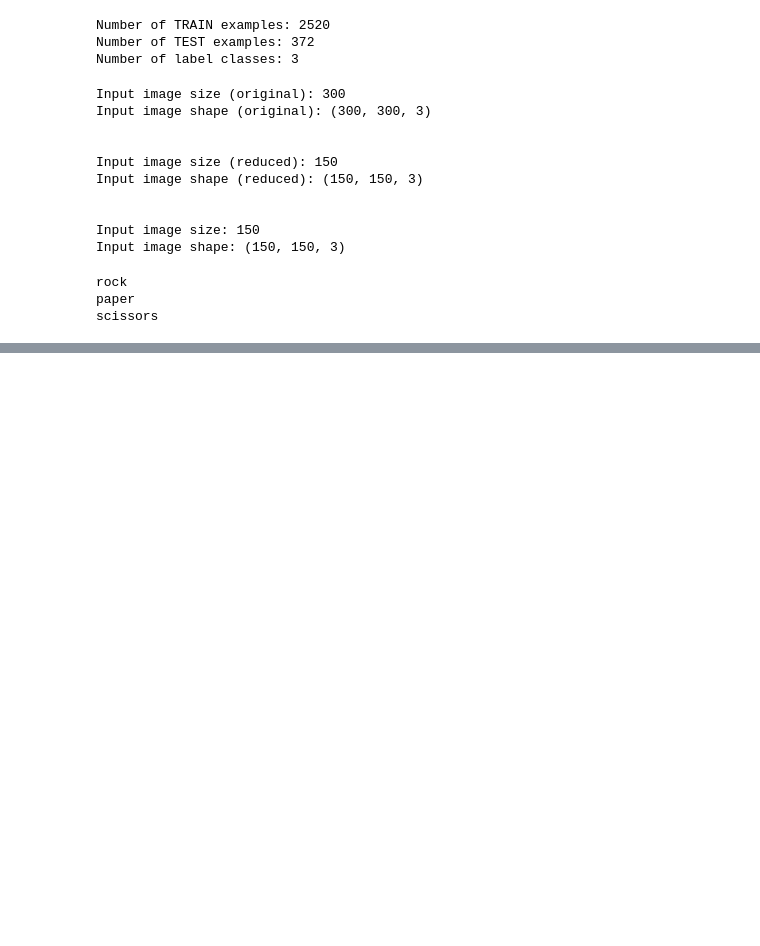
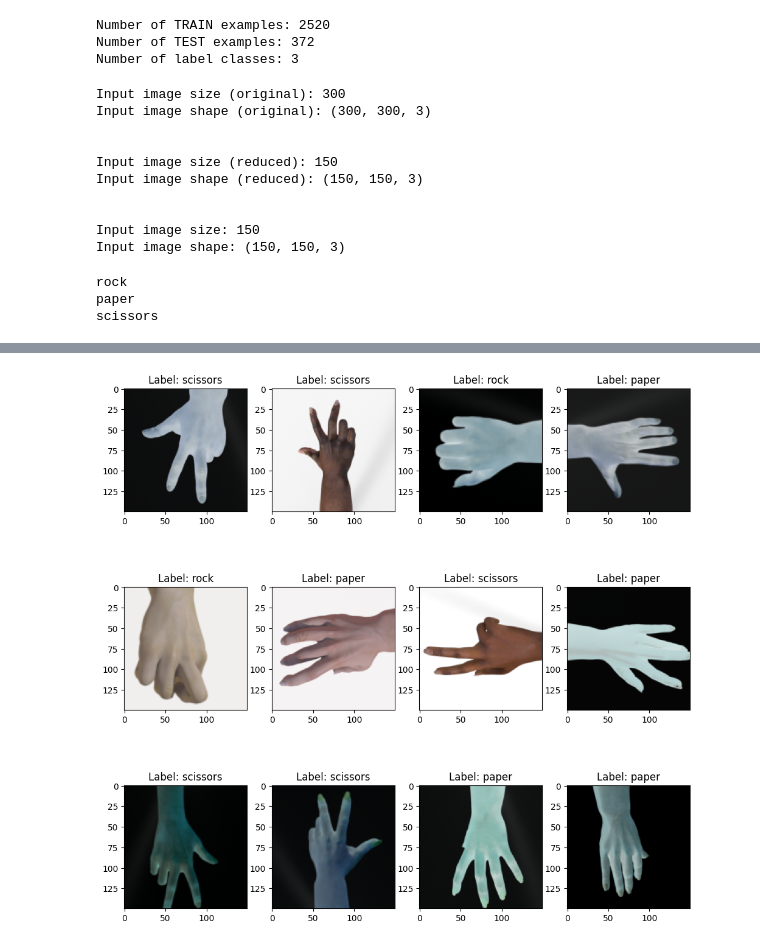
Before and after one commit to karimalisahili/proy1_ia_modelo, a Jupyter notebook: main.ipynb, the cells around one changed output, grey strips where cells are left out. Cells and saved outputs as stored; diff of their text form; code cells hidden in the pictures; blank space fills up the shorter version.

```diff
--- a/main.ipynb
+++ b/main.ipynb
@@ -169,0 +289,44 @@ scissors
+# %%
+def augment_zoom(image: tf.Tensor, min_zoom=0.8, max_zoom=1.0) -> tf.Tensor:
+    image_width, image_height, image_colors = image.shape
+    crop_size = (image_width, image_height)
+
+    # Generate crop settings, ranging from a 1% to 20% crop.
+    scales = list(np.arange(min_zoom, max_zoom, 0.01))
+    boxes = np.zeros((len(scales), 4))
+
+    for i, scale in enumerate(scales):
+        x1 = y1 = 0.5 - (0.5 * scale)
+        x2 = y2 = 0.5 + (0.5 * scale)
+        boxes[i] = [x1, y1, x2, y2]
+
+    def random_crop(img):
+        # Create different crops for an image
+        crops = tf.image.crop_and_resize(
+            [img],
+            boxes=boxes,
+            box_indices=np.zeros(len(scales)),
+            crop_size=crop_size
+        )
+        # Return a random crop
+        return crops[tf.random.uniform(shape=[], minval=0, maxval=len(scales), dtype=tf.int32)]
+
+    choice = tf.random.uniform(shape=[], minval=0., maxval=1., dtype=tf.float32)
+
+    # Only apply cropping 50% of the time
+    return tf.cond(choice < 0.5, lambda: image, lambda: random_crop(image))
+# %%
+def augment_data(image, label):
+    image = augment_flip(image)
+    image = augment_color(image)
+    image = augment_rotation(image)
+    image = augment_zoom(image)
+    image = augment_inversion(image)
+    return image, label
+# %%
+dataset_train_augmented = dataset_train.map(augment_data)
+# %%
+# Explorar el dataset de entrenamiento aumentado.
+preview_dataset(dataset_train_augmented)
+# %% [output]
+[figure, added]
```
Also changed, not shown: parts of 15 cells of this notebook.
